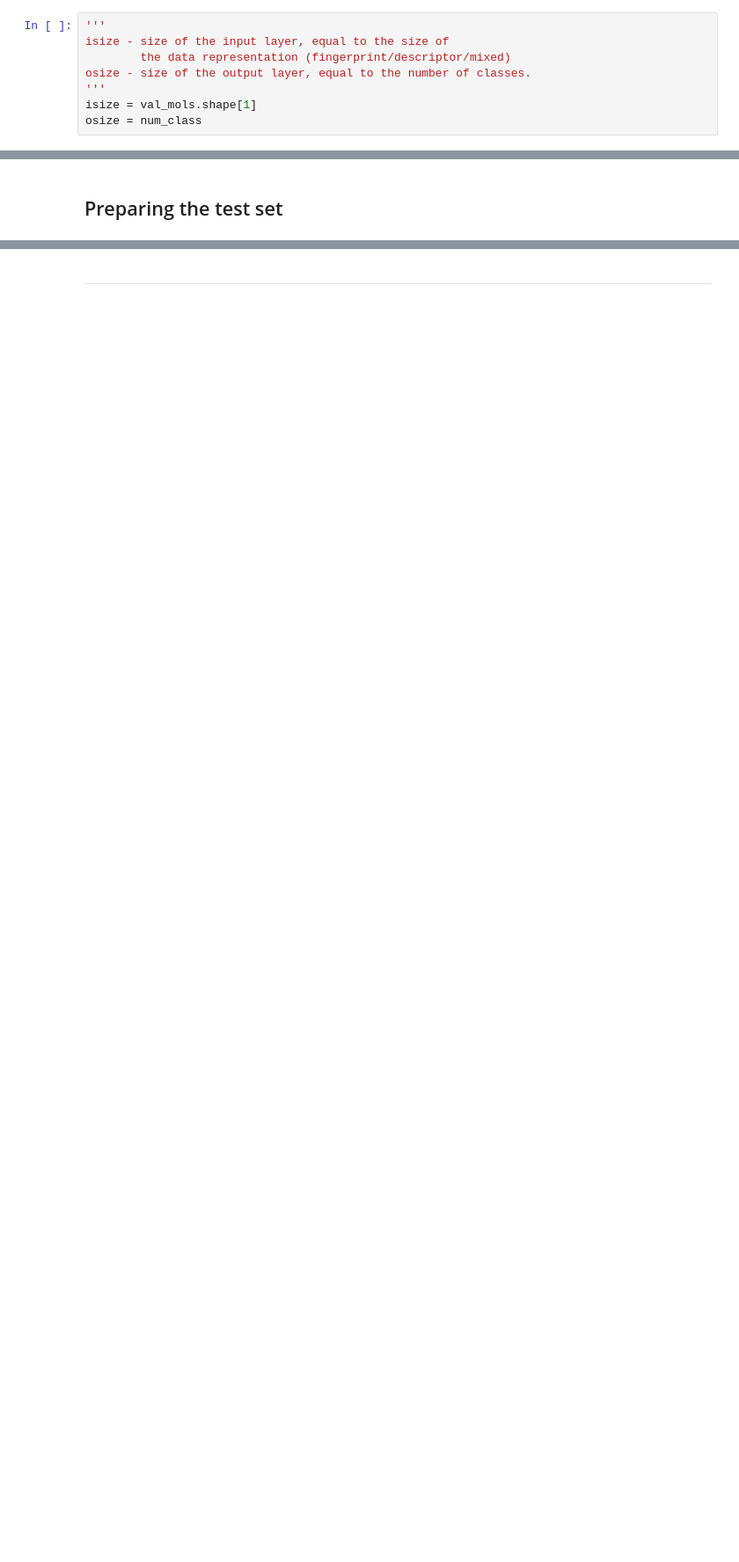
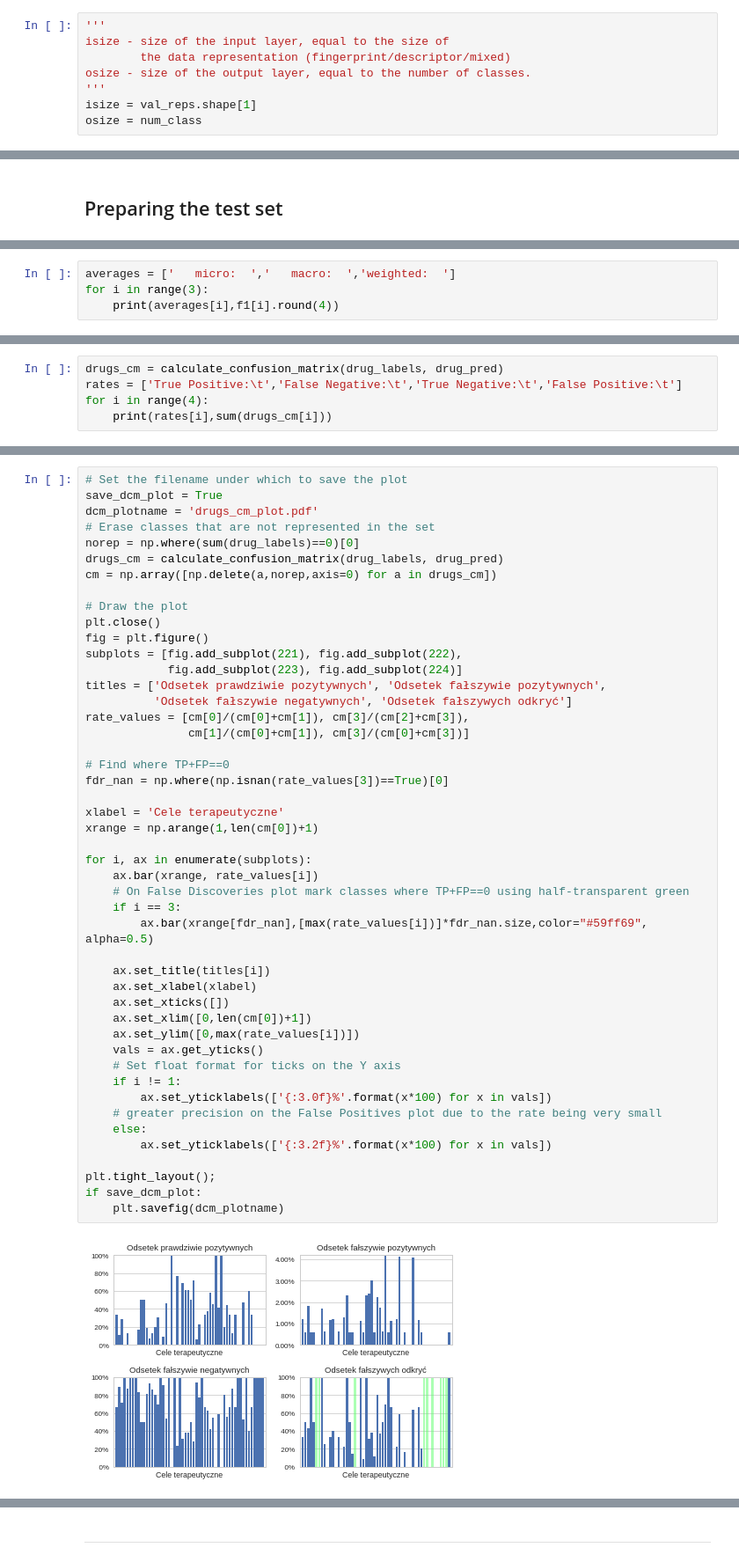
Before and after one commit to Xidron/qSAR-net, a Jupyter notebook: network-Copy1.ipynb, the cells around one changed output, grey strips where cells are left out. Shown: that part at 88% size. Drawn from its saved outputs; the diff is of its cells as text; blank space fills up the shorter version.

```diff
--- a/network-Copy1.ipynb
+++ b/network-Copy1.ipynb
@@ -702,7 +731,7 @@ isize - size of the input layer, equal to the size of
         the data representation (fingerprint/descriptor/mixed)
 osize - size of the output layer, equal to the number of classes.
 '''
-isize = val_mols.shape[1]
+isize = val_reps.shape[1]
 osize = num_class
 # %% [markdown]
 ### Creating neuron layers
@@ -884,0 +924,4 @@ auc(fpr,tpr)
+# %%
+averages = ['   micro:  ','   macro:  ','weighted:  ']
+for i in range(3):
+    print(averages[i],f1[i].round(4))
@@ -884,0 +948,5 @@ auc(fpr,tpr)
+# %%
+drugs_cm = calculate_confusion_matrix(drug_labels, drug_pred)
+rates = ['True Positive:\t','False Negative:\t','True Negative:\t','False Positive:\t']
+for i in range(4):
+    print(rates[i],sum(drugs_cm[i]))
@@ -884,0 +960,49 @@ auc(fpr,tpr)
+# %%
+# Set the filename under which to save the plot
+save_dcm_plot = True
+dcm_plotname = 'drugs_cm_plot.pdf'
+# Erase classes that are not represented in the set
+norep = np.where(sum(drug_labels)==0)[0]
+drugs_cm = calculate_confusion_matrix(drug_labels, drug_pred)
+cm = np.array([np.delete(a,norep,axis=0) for a in drugs_cm])
+
+# Draw the plot
+plt.close()
+fig = plt.figure()
+subplots = [fig.add_subplot(221), fig.add_subplot(222),
+            fig.add_subplot(223), fig.add_subplot(224)]
+titles = ['Odsetek prawdziwie pozytywnych', 'Odsetek fałszywie pozytywnych',
+          'Odsetek fałszywie negatywnych', 'Odsetek fałszywych odkryć']
+rate_values = [cm[0]/(cm[0]+cm[1]), cm[3]/(cm[2]+cm[3]),
+               cm[1]/(cm[0]+cm[1]), cm[3]/(cm[0]+cm[3])]
+
+# Find where TP+FP==0
+fdr_nan = np.where(np.isnan(rate_values[3])==True)[0]
+
+xlabel = 'Cele terapeutyczne'
+xrange = np.arange(1,len(cm[0])+1)
+
+for i, ax in enumerate(subplots):
+    ax.bar(xrange, rate_values[i])
+    # On False Discoveries plot mark classes where TP+FP==0 using half-transparent green
+    if i == 3:
+        ax.bar(xrange[fdr_nan],[max(rate_values[i])]*fdr_nan.size,color="#59ff69", alpha=0.5)
+
+    ax.set_title(titles[i])
+    ax.set_xlabel(xlabel)
+    ax.set_xticks([])
+    ax.set_xlim([0,len(cm[0])+1])
+    ax.set_ylim([0,max(rate_values[i])])
+    vals = ax.get_yticks()
+    # Set float format for ticks on the Y axis
+    if i != 1:
+        ax.set_yticklabels(['{:3.0f}%'.format(x*100) for x in vals])
+    # greater precision on the False Positives plot due to the rate being very small
+    else:
+        ax.set_yticklabels(['{:3.2f}%'.format(x*100) for x in vals])
+
+plt.tight_layout();
+if save_dcm_plot:
+    plt.savefig(dcm_plotname)
+# %% [output]
+[figure, added]
```
Also changed, not shown: parts of 75 cells of this notebook, 1 other file.
